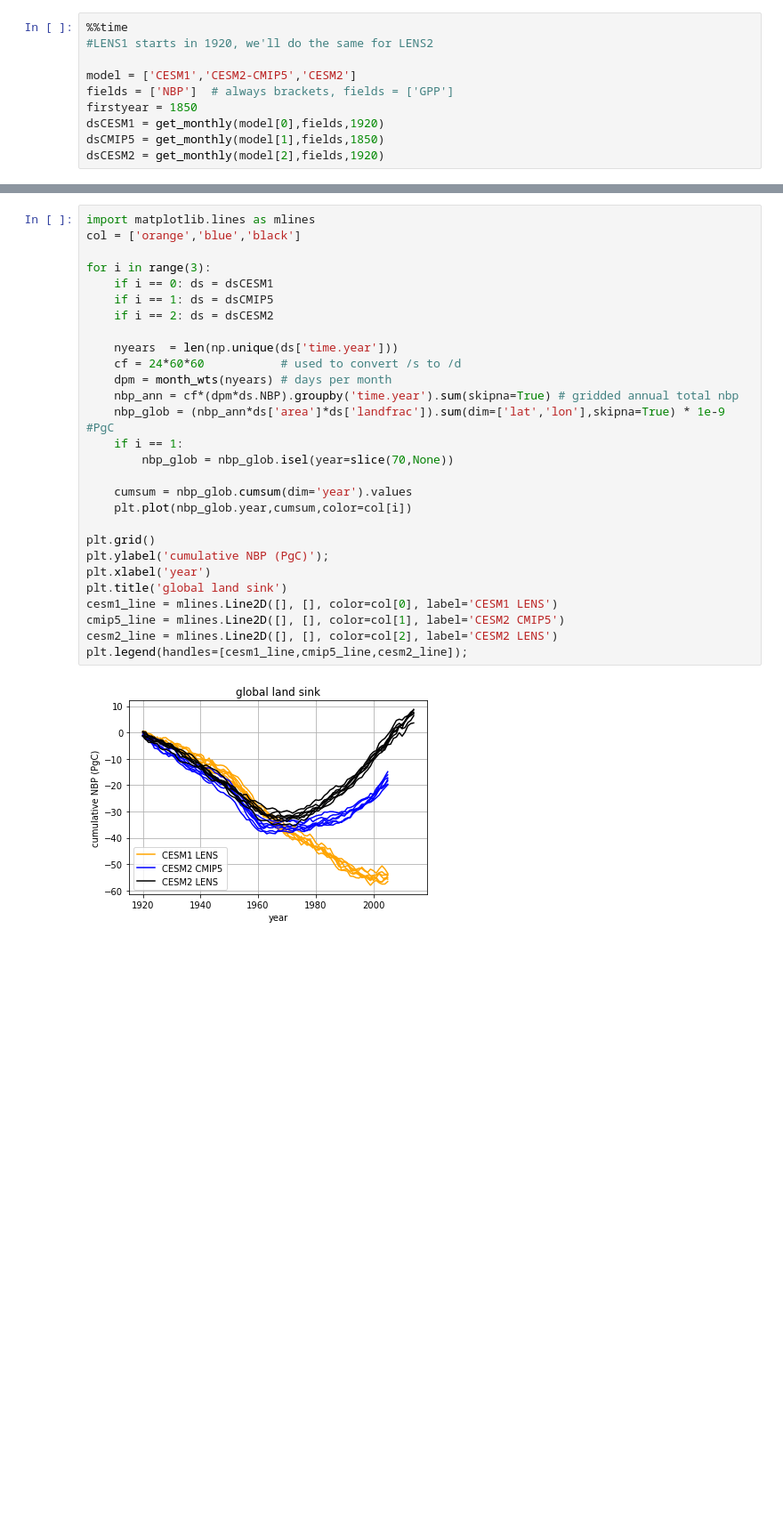
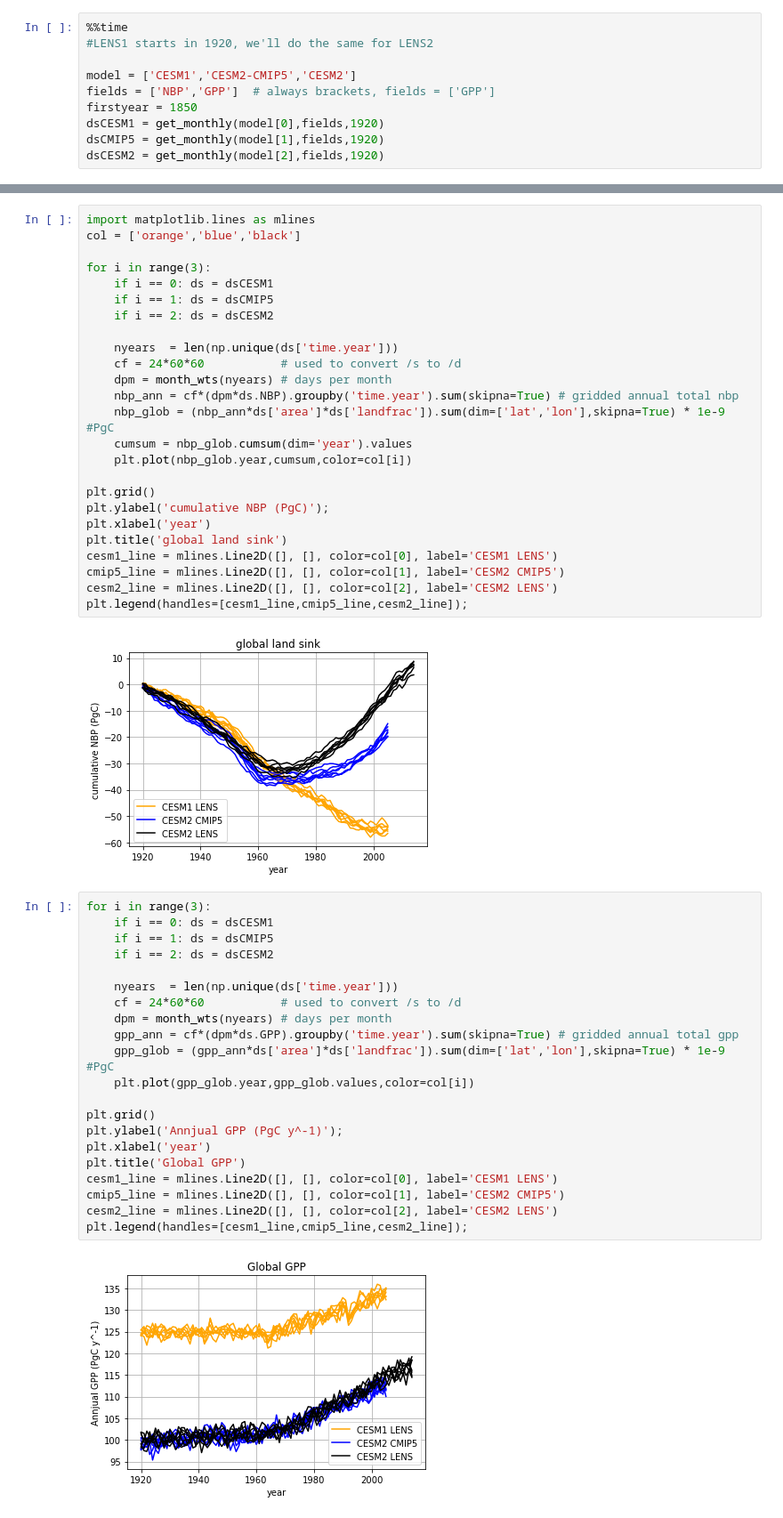
Before and after one commit to wwieder/cesm-lens, a Jupyter notebook: notebooks/lens_NBP.ipynb, the cells around one changed output, grey strips where cells are left out. Shown: that part at 89% size. Saved outputs shown, nothing was run; the diff lists cells and outputs as text; blank space fills up the shorter version.

Commit message:
add GPP plots

```diff
--- a/notebooks/lens_NBP.ipynb
+++ b/notebooks/lens_NBP.ipynb
@@ -196,9 +196,9 @@ ccc = matplotlib.colors.ListedColormap(ccc/256)
 #LENS1 starts in 1920, we'll do the same for LENS2
 
 model = ['CESM1','CESM2-CMIP5','CESM2']
-fields = ['NBP']  # always brackets, fields = ['GPP']
+fields = ['NBP','GPP']  # always brackets, fields = ['GPP']
 firstyear = 1850
 dsCESM1 = get_monthly(model[0],fields,1920)
-dsCMIP5 = get_monthly(model[1],fields,1850)
+dsCMIP5 = get_monthly(model[1],fields,1920)
 dsCESM2 = get_monthly(model[2],fields,1920)
 # %% [output]
@@ -241,9 +250,6 @@ for i in range(3):
     dpm = month_wts(nyears) # days per month
     nbp_ann = cf*(dpm*ds.NBP).groupby('time.year').sum(skipna=True) # gridded annual total nbp
     nbp_glob = (nbp_ann*ds['area']*ds['landfrac']).sum(dim=['lat','lon'],skipna=True) * 1e-9 #PgC
-    if i == 1:
-        nbp_glob = nbp_glob.isel(year=slice(70,None))
-
     cumsum = nbp_glob.cumsum(dim='year').values
     plt.plot(nbp_glob.year,cumsum,color=col[i])
 
@@ -257,3 +263,26 @@ cesm2_line = mlines.Line2D([], [], color=col[2], label='CESM2 LENS')
 plt.legend(handles=[cesm1_line,cmip5_line,cesm2_line]);
 # %% [output]
 [figure]
+# %%
+for i in range(3):
+    if i == 0: ds = dsCESM1
+    if i == 1: ds = dsCMIP5
+    if i == 2: ds = dsCESM2
+
+    nyears  = len(np.unique(ds['time.year']))
+    cf = 24*60*60           # used to convert /s to /d
+    dpm = month_wts(nyears) # days per month
+    gpp_ann = cf*(dpm*ds.GPP).groupby('time.year').sum(skipna=True) # gridded annual total gpp
+    gpp_glob = (gpp_ann*ds['area']*ds['landfrac']).sum(dim=['lat','lon'],skipna=True) * 1e-9 #PgC
+    plt.plot(gpp_glob.year,gpp_glob.values,color=col[i])
+
+plt.grid()
+plt.ylabel('Annjual GPP (PgC y^-1)');
+plt.xlabel('year')
+plt.title('Global GPP')
+cesm1_line = mlines.Line2D([], [], color=col[0], label='CESM1 LENS')
+cmip5_line = mlines.Line2D([], [], color=col[1], label='CESM2 CMIP5')
+cesm2_line = mlines.Line2D([], [], color=col[2], label='CESM2 LENS')
+plt.legend(handles=[cesm1_line,cmip5_line,cesm2_line]);
+# %% [output]
+[figure, added]
```
Also changed, not shown: parts of 2 cells of this notebook.
